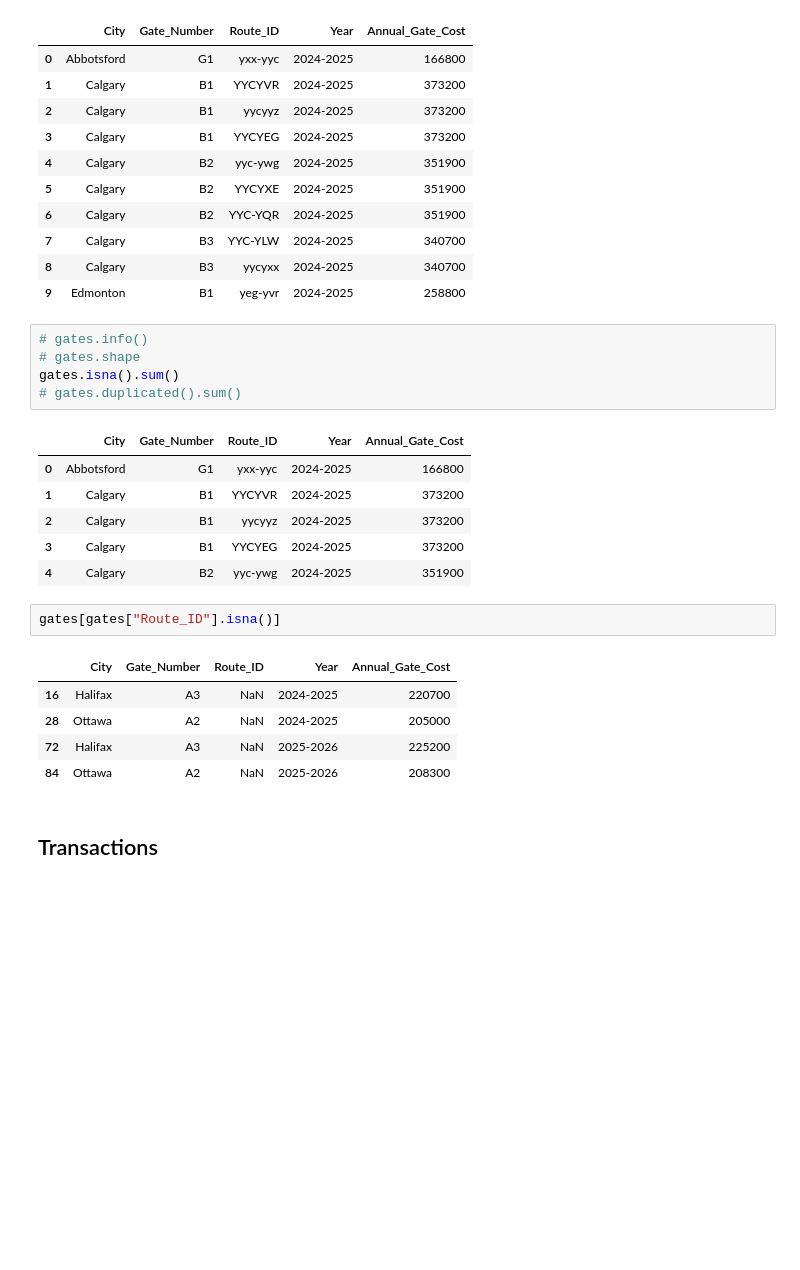
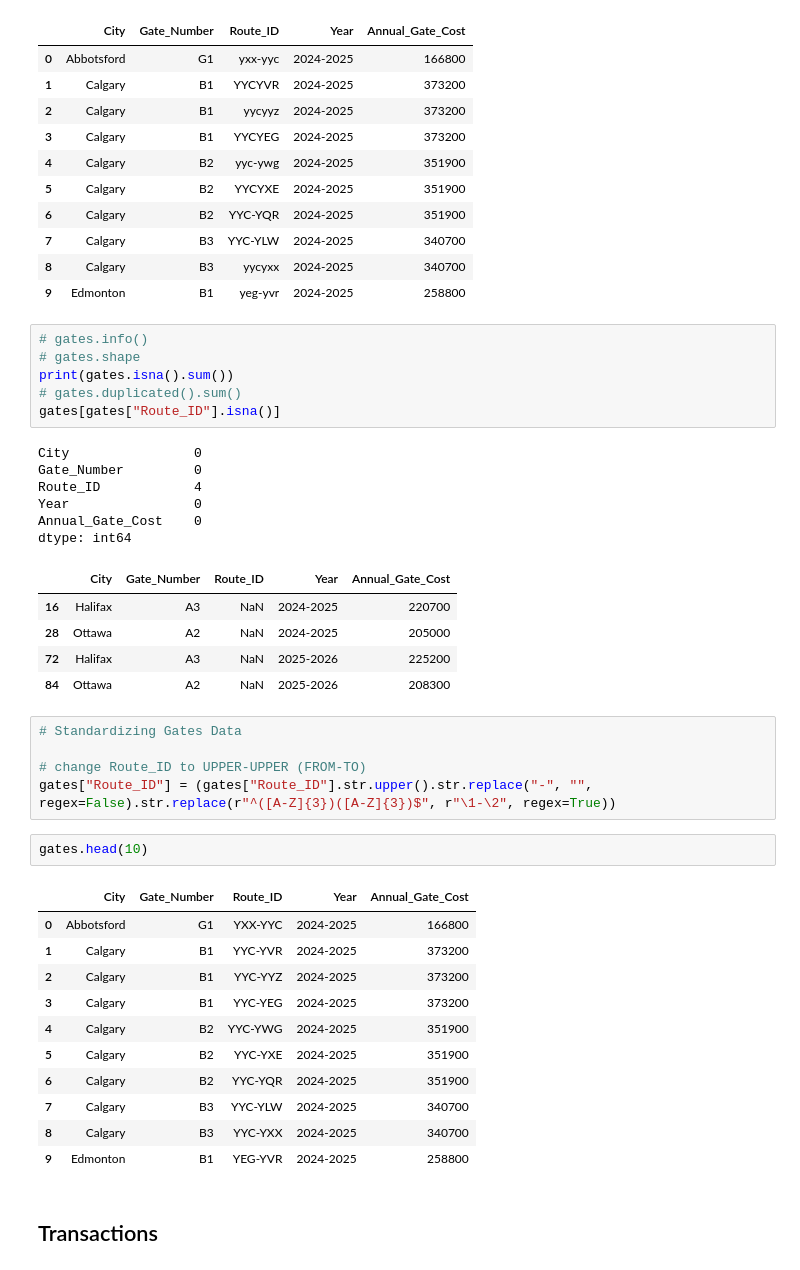
Before and after one commit to noahhynds/first-byte-2026, a Jupyter notebook: notebooks/01_clean_data.ipynb, the cells around one changed output. Cells and saved outputs as stored; diff of their text form; blank space fills up the shorter version.

```diff
--- a/notebooks/01_clean_data.ipynb
+++ b/notebooks/01_clean_data.ipynb
@@ -96,23 +83,40 @@ gates.head(10)
 # %%
 # gates.info()
 # gates.shape
-gates.isna().sum()
+print(gates.isna().sum())
 # gates.duplicated().sum()
+gates[gates["Route_ID"].isna()]
 # %% [output]
+City                0
+Gate_Number         0
+Route_ID            4
+Year                0
+Annual_Gate_Cost    0
+dtype: int64
 |  | City | Gate_Number | Route_ID | Year | Annual_Gate_Cost |
-| 0 | Abbotsford | G1 | yxx-yyc | 2024-2025 | 166800 |
-| 1 | Calgary | B1 | YYCYVR | 2024-2025 | 373200 |
-| 2 | Calgary | B1 | yycyyz | 2024-2025 | 373200 |
-| 3 | Calgary | B1 | YYCYEG | 2024-2025 | 373200 |
-| 4 | Calgary | B2 | yyc-ywg | 2024-2025 | 351900 |
+| 16 | Halifax | A3 | NaN | 2024-2025 | 220700 |
+| 28 | Ottawa | A2 | NaN | 2024-2025 | 205000 |
+| 72 | Halifax | A3 | NaN | 2025-2026 | 225200 |
+| 84 | Ottawa | A2 | NaN | 2025-2026 | 208300 |
-# %%
-gates[gates["Route_ID"].isna()]
-# %% [output]
-|  | City | Gate_Number | Route_ID | Year | Annual_Gate_Cost |
-| 16 | Halifax | A3 | NaN | 2024-2025 | 220700 |
-| 28 | Ottawa | A2 | NaN | 2024-2025 | 205000 |
-| 72 | Halifax | A3 | NaN | 2025-2026 | 225200 |
-| 84 | Ottawa | A2 | NaN | 2025-2026 | 208300 |
+# %%
+# Standardizing Gates Data
+
+# change Route_ID to UPPER-UPPER (FROM-TO)
+gates["Route_ID"] = (gates["Route_ID"].str.upper().str.replace("-", "", regex=False).str.replace(r"^([A-Z]{3})([A-Z]{3})$", r"\1-\2", regex=True))
+# %%
+gates.head(10)
+# %% [output]
+|  | City | Gate_Number | Route_ID | Year | Annual_Gate_Cost |
+| 0 | Abbotsford | G1 | YXX-YYC | 2024-2025 | 166800 |
+| 1 | Calgary | B1 | YYC-YVR | 2024-2025 | 373200 |
+| 2 | Calgary | B1 | YYC-YYZ | 2024-2025 | 373200 |
+| 3 | Calgary | B1 | YYC-YEG | 2024-2025 | 373200 |
+| 4 | Calgary | B2 | YYC-YWG | 2024-2025 | 351900 |
+| 5 | Calgary | B2 | YYC-YXE | 2024-2025 | 351900 |
+| 6 | Calgary | B2 | YYC-YQR | 2024-2025 | 351900 |
+| 7 | Calgary | B3 | YYC-YLW | 2024-2025 | 340700 |
+| 8 | Calgary | B3 | YYC-YXX | 2024-2025 | 340700 |
+| 9 | Edmonton | B1 | YEG-YVR | 2024-2025 | 258800 |
 # %% [markdown]
 ## Transactions
 # %%
```
Also changed, not shown: parts of 11 cells of this notebook.
